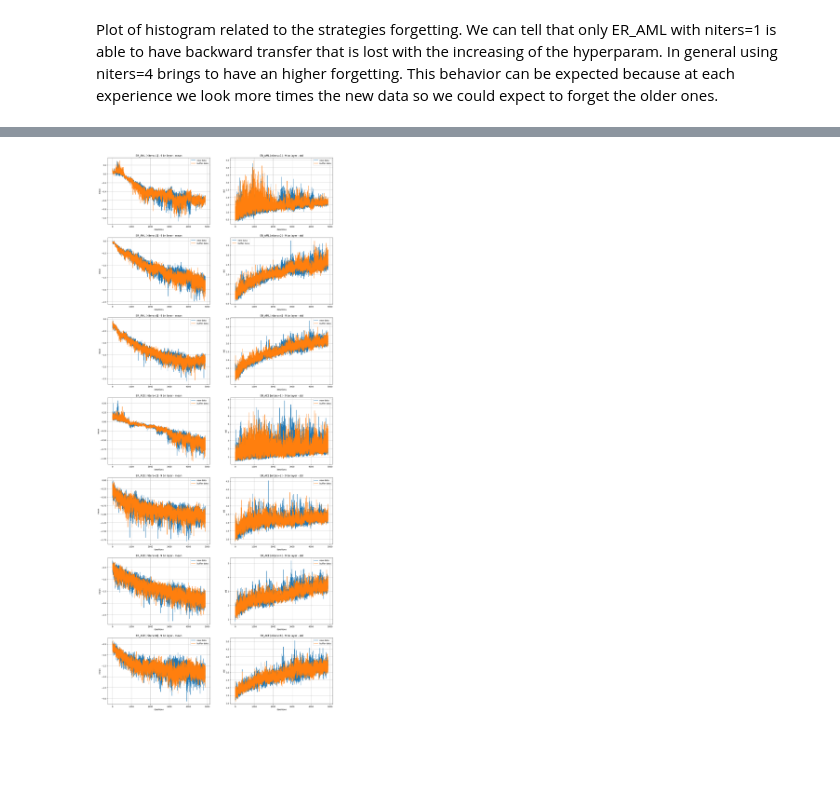
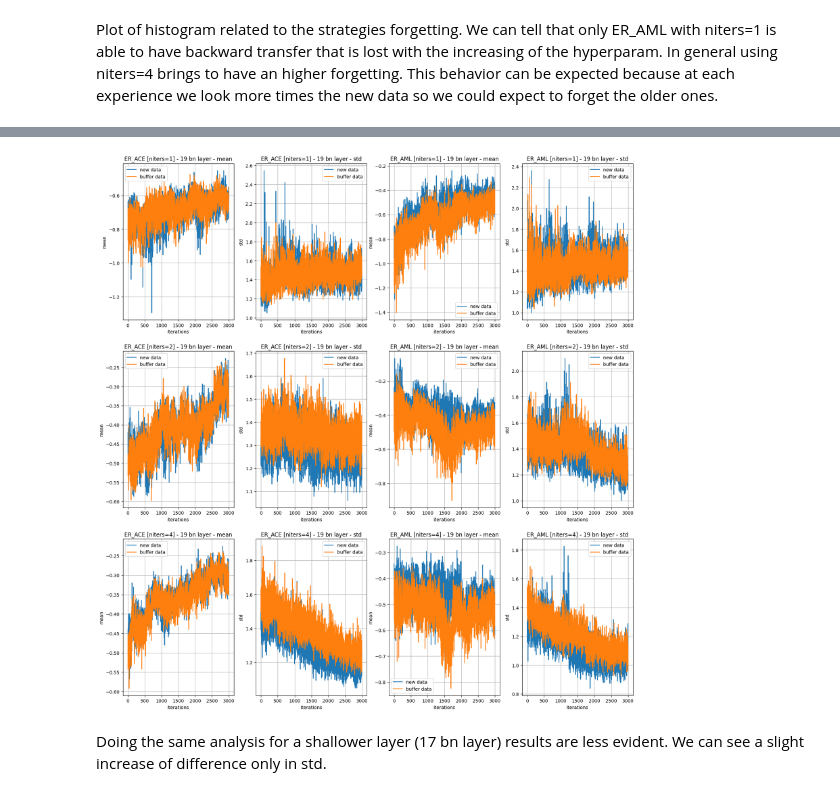
Before and after one commit to GeremiaPompei/asymmetric_er, a Jupyter notebook: results_analysis.ipynb, the cells around one changed output, grey strips where cells are left out. Saved outputs shown, nothing was run; the diff lists cells and outputs as text; code cells hidden in the pictures; blank space fills up the shorter version.

Commit message:
refactoring and plot modification

```diff
--- a/results_analysis.ipynb
+++ b/results_analysis.ipynb
@@ -201,5 +205,7 @@ Selection of layers used during the analysis.
 # %%
-plot_bn_over_epochs(niters_results, n_layer=9, initial_offset=100)
+plot_bn_over_epochs(niters_results, n_layer=19, initial_offset=2000)
 # %% [output]
-[figure, old version]
+[figure, new version]
+# %% [markdown]
+Doing the same analysis for a shallower layer (17 bn layer) results are less evident. We can see a slight increase of difference only in std.
 # %%
```
Also changed, not shown: parts of 8 cells of this notebook, 4 other files.
